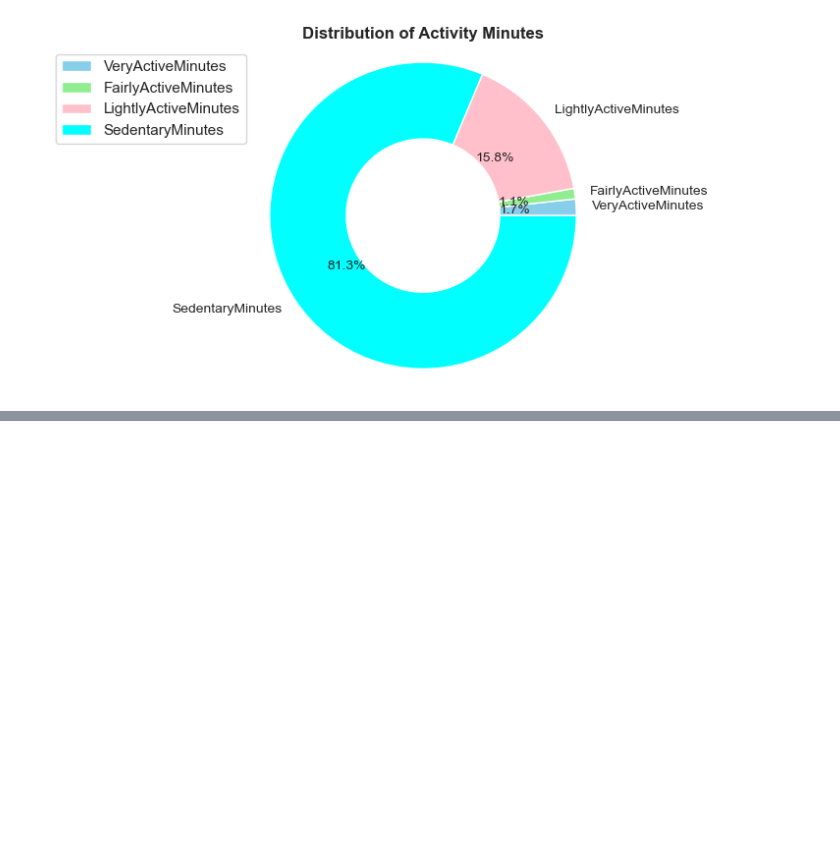
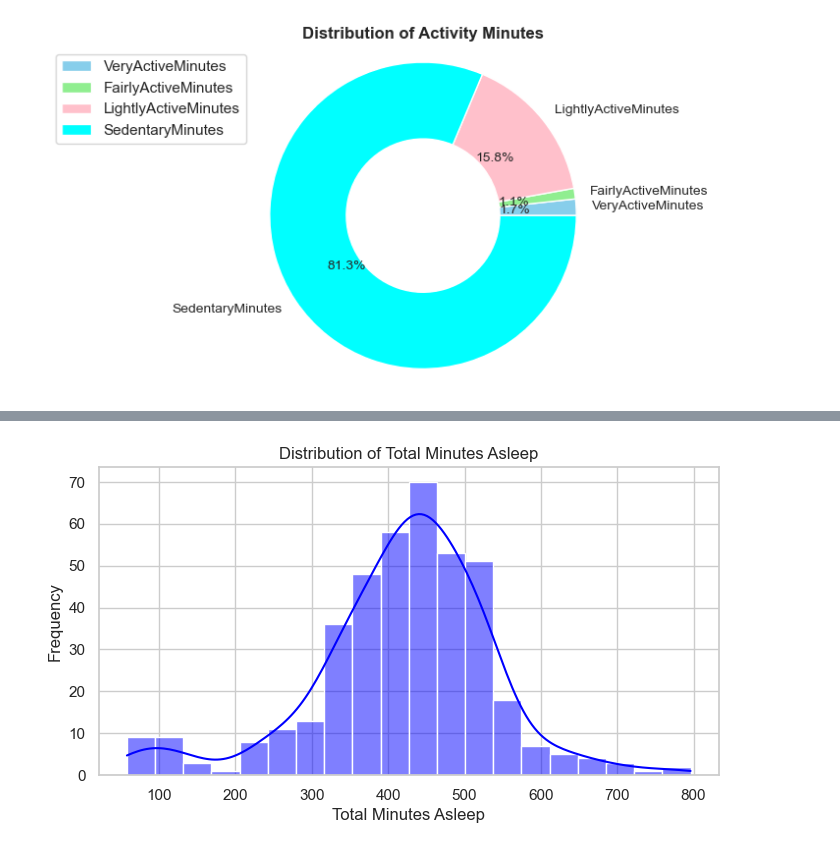
Before and after one commit to aradhyasinghgangwar/RealEstate_PricePrediction, a Jupyter notebook: Fitbit.ipynb, the cells around one changed output, grey strips where cells are left out. Cells and saved outputs as stored; diff of their text form; code cells hidden in the pictures; blank space fills up the shorter version.

```diff
--- a/Fitbit.ipynb
+++ b/Fitbit.ipynb
@@ -463,0 +480,10 @@ plt.show()
+# %%
+plt.figure(figsize=(8,4))
+
+sns.histplot(daily_sleep['TotalMinutesAsleep'],kde='True',color='blue',bins=20)
+plt.xlabel('Total Minutes Asleep')
+plt.ylabel('Frequency')
+plt.title('Distribution of Total Minutes Asleep')
+plt.grid(True)
+# %% [output]
+[figure, added]
```
Also changed, not shown: parts of 18 cells of this notebook.
